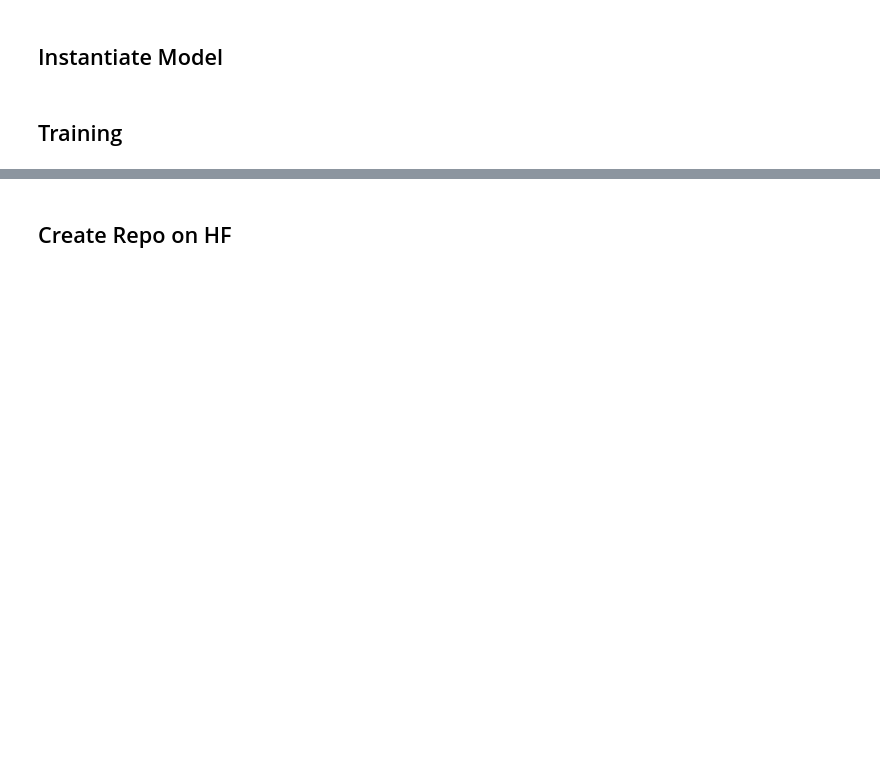
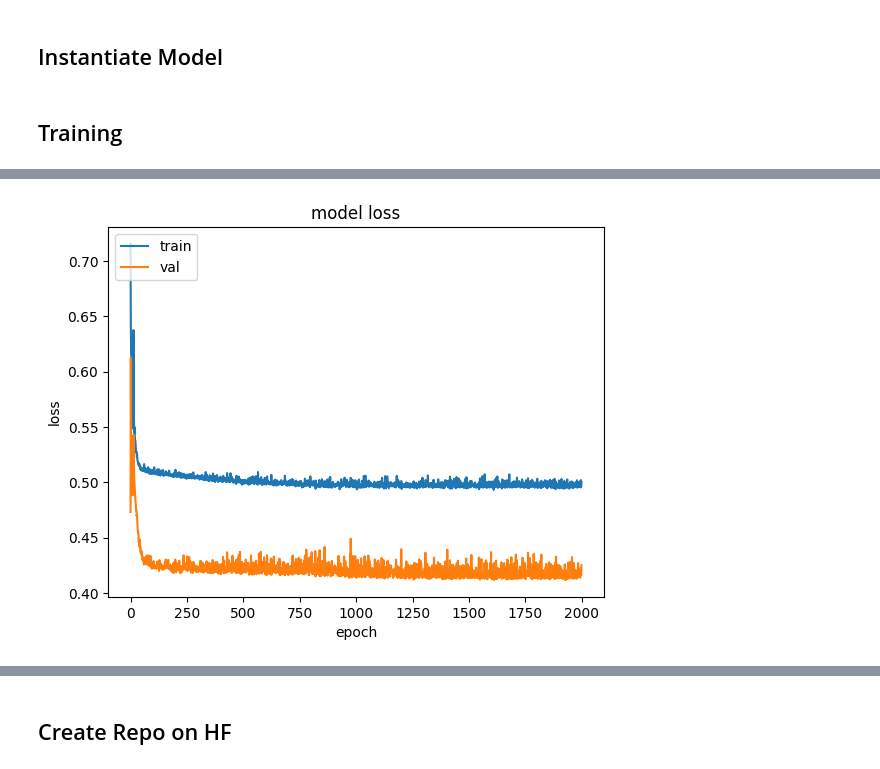
Before and after one commit to yiqiao-yin/WYNAssociates, a Jupyter notebook: docs/ref-deeplearning/ex_ - credibility score huggingface api tutorial.ipynb, the cells around one changed output, grey strips where cells are left out. Saved outputs shown, nothing was run; the diff lists cells and outputs as text; code cells hidden in the pictures; blank space fills up the shorter version.

```diff
--- a/docs/ref-deeplearning/ex_ - credibility score huggingface api tutorial.ipynb
+++ b/docs/ref-deeplearning/ex_ - credibility score huggingface api tutorial.ipynb
@@ -84,0 +209,4 @@ df = pd.DataFrame(data)
+# %%
+df = result_df.copy()
+
+print(df.shape)
@@ -110,0 +303,9 @@ print(y.shape)
+# %%
+from keras.utils import to_categorical
+
+# Assuming y is your array of class labels shaped as (20, 1)
+# Convert labels to one-hot encoding
+y_one_hot = to_categorical(y > 3)
+
+# Check the new shape of y_one_hot
+print(y_one_hot.shape)
@@ -117,3 +320,13 @@ model = create_nn_model(vocab_size, embedding_dim, max_length, num_of_dense_laye
+# %%
+# Example of setting parameters based on your dataset
+vocab_size = 30  # Example for BERT-base which has a vocab size of about 30,522
+embedding_dim = 100  # Example dimensionality
+max_length = 512  # From your output, each input sequence length
+num_of_dense = 10  # Example of using three dense layers
+output_dim = 2  # Number of output classes, change this as per your specific task
+
+# Initialize the model with the parameters
+model = create_nn_model(vocab_size=vocab_size, embedding_dim=embedding_dim, max_length=max_length, num_of_dense=num_of_dense, output_dim=output_dim)
 # %% [markdown]
 ## Training
 # %%
@@ -122,9 +335,10 @@ model = create_nn_model(vocab_size, embedding_dim, max_length, num_of_dense_laye
 # Train the model
 model.fit(
     {"text_input": X_text, "func_rating_input": X_func_rating},
-    y,
-    epochs=200,
-    batch_size=2,
+    y_one_hot,
+    epochs=2000,
+    batch_size=5,
+    validation_split=0.05,
     verbose=2
 )
 # %% [output]
@@ -148,4 +362,17 @@ Wall time: 16.6 s
 <keras.src.callbacks.history.History at 0x...>
+# %%
+# Plot error
+import matplotlib.pyplot as plt
+
+plt.plot(model.history.history['loss'])
+plt.plot(model.history.history['val_loss'])
+plt.title('model loss')
+plt.ylabel('loss')
+plt.xlabel('epoch')
+plt.legend(['train', 'val'], loc='upper left')
+plt.show()
+# %% [output]
+[figure, added]
 # %%
 # Display the model summary
 model.summary()
```
Also changed, not shown: parts of 25 cells of this notebook.
